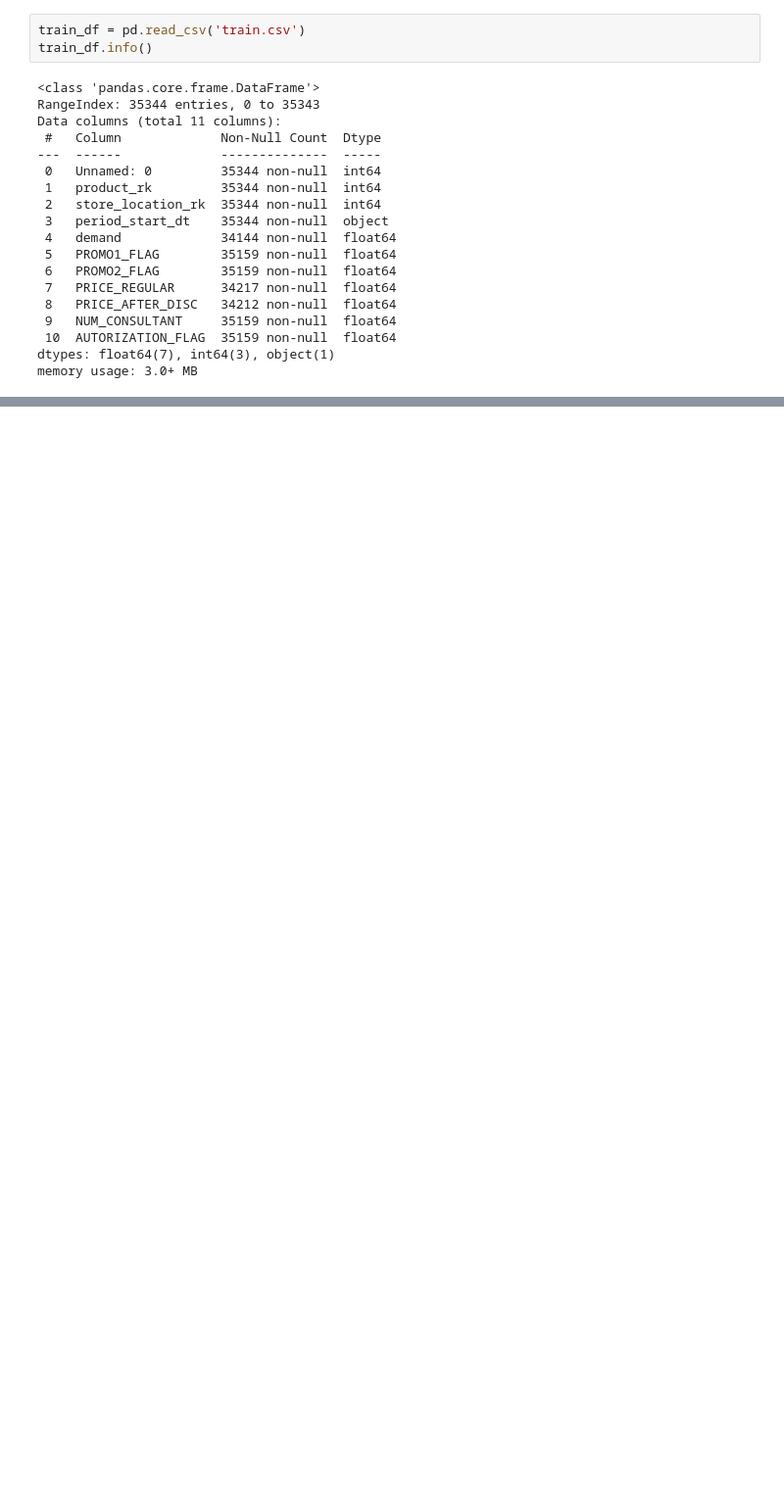
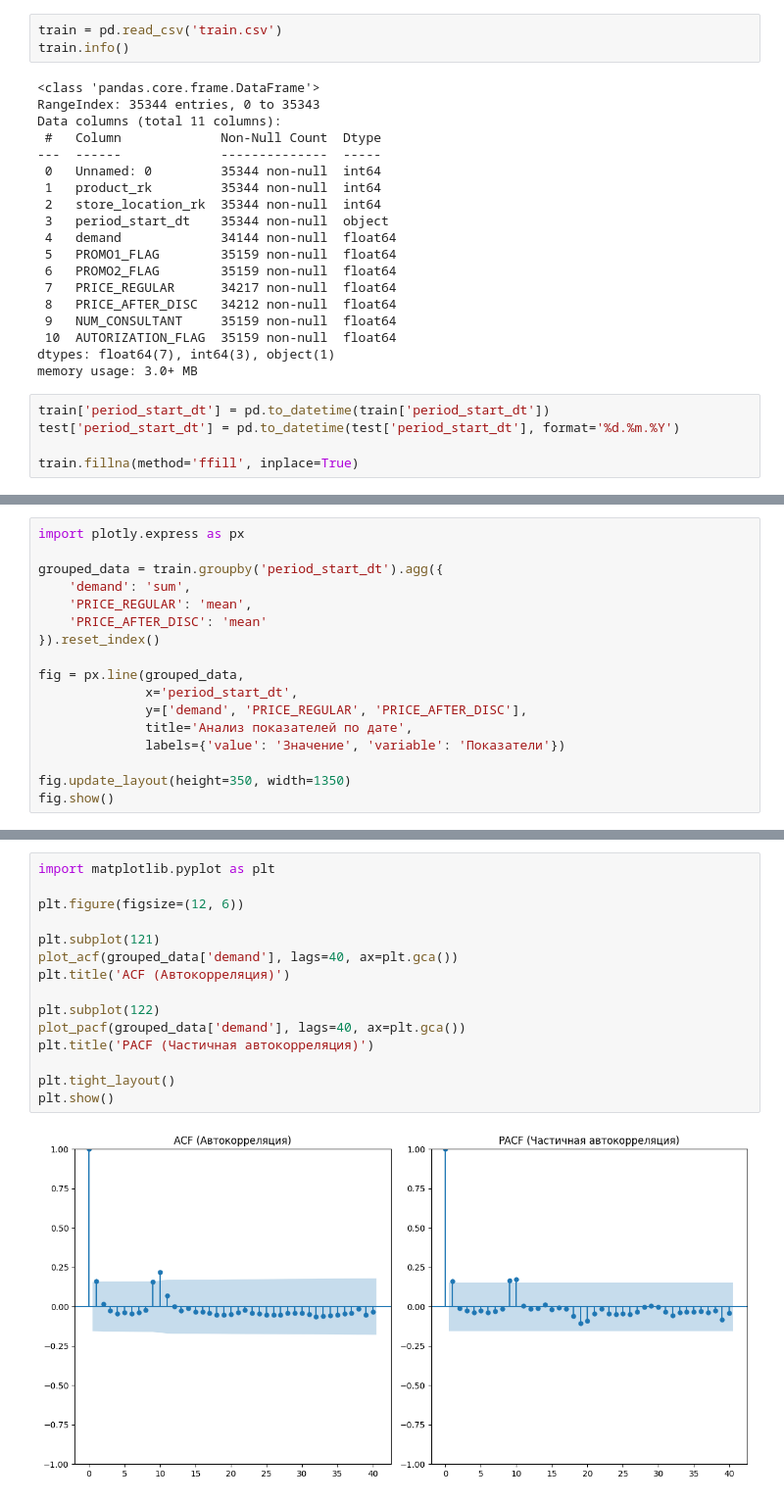
Before and after one commit to xanderkov/HSE-ASTF, a Jupyter notebook: hw-03/Kovel_w2024_25_hw3.ipynb, the cells around one changed output, grey strips where cells are left out. Shown at 98% size. Cells and saved outputs as stored; diff of their text form; blank space fills up the shorter version.

```diff
--- a/hw-03/Kovel_w2024_25_hw3.ipynb
+++ b/hw-03/Kovel_w2024_25_hw3.ipynb
@@ -90,8 +90,8 @@ Data columns (total 5 columns):
 dtypes: float64(1), int64(3), object(1)
 memory usage: 55.0+ KB
 # %%
-train_df = pd.read_csv('train.csv')
-train_df.info()
+train = pd.read_csv('train.csv')
+train.info()
 # %% [output]
 <class 'pandas.core.frame.DataFrame'>
 RangeIndex: 35344 entries, 0 to 35343
@@ -111,3 +111,8 @@ Data columns (total 11 columns):
  10  AUTORIZATION_FLAG  35159 non-null  float64
 dtypes: float64(7), int64(3), object(1)
 memory usage: 3.0+ MB
+# %%
+train['period_start_dt'] = pd.to_datetime(train['period_start_dt'])
+test['period_start_dt'] = pd.to_datetime(test['period_start_dt'], format='%d.%m.%Y')
+
+train.fillna(method='ffill', inplace=True)
@@ -113,0 +137,17 @@ memory usage: 3.0+ MB
+# %%
+import plotly.express as px
+
+grouped_data = train.groupby('period_start_dt').agg({
+    'demand': 'sum',
+    'PRICE_REGULAR': 'mean',
+    'PRICE_AFTER_DISC': 'mean'
+}).reset_index()
+
+fig = px.line(grouped_data,
+              x='period_start_dt',
+              y=['demand', 'PRICE_REGULAR', 'PRICE_AFTER_DISC'],
+              title='Анализ показателей по дате',
+              labels={'value': 'Значение', 'variable': 'Показатели'})
+
+fig.update_layout(height=350, width=1350)
+fig.show()
@@ -113,0 +178,17 @@ memory usage: 3.0+ MB
+# %%
+import matplotlib.pyplot as plt
+
+plt.figure(figsize=(12, 6))
+
+plt.subplot(121)
+plot_acf(grouped_data['demand'], lags=40, ax=plt.gca())
+plt.title('ACF (Автокорреляция)')
+
+plt.subplot(122)
+plot_pacf(grouped_data['demand'], lags=40, ax=plt.gca())
+plt.title('PACF (Частичная автокорреляция)')
+
+plt.tight_layout()
+plt.show()
+# %% [output]
+[figure, added]
```
Also changed, not shown: parts of 12 cells of this notebook.
